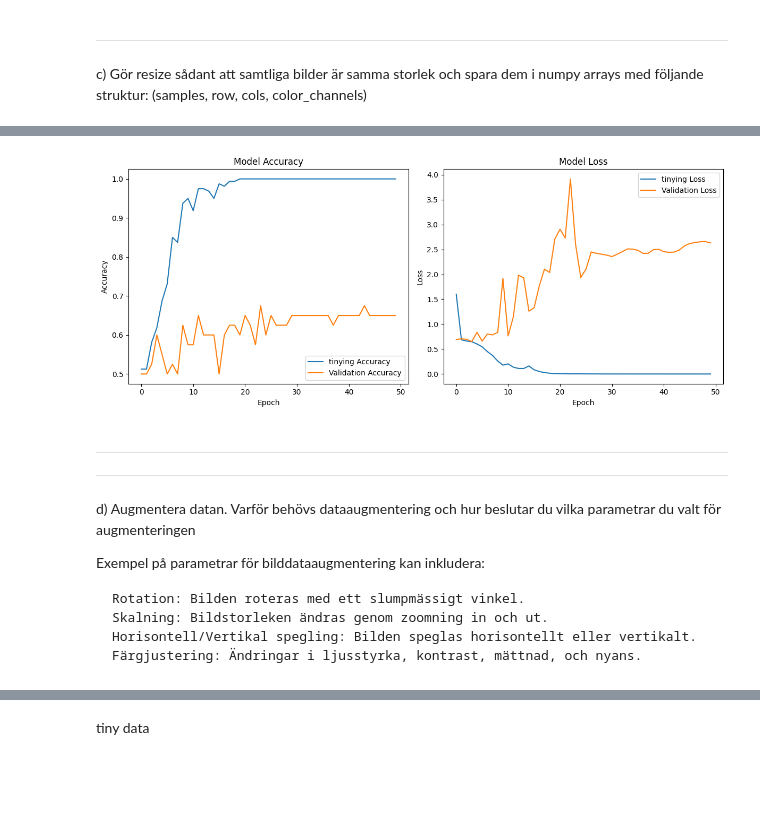
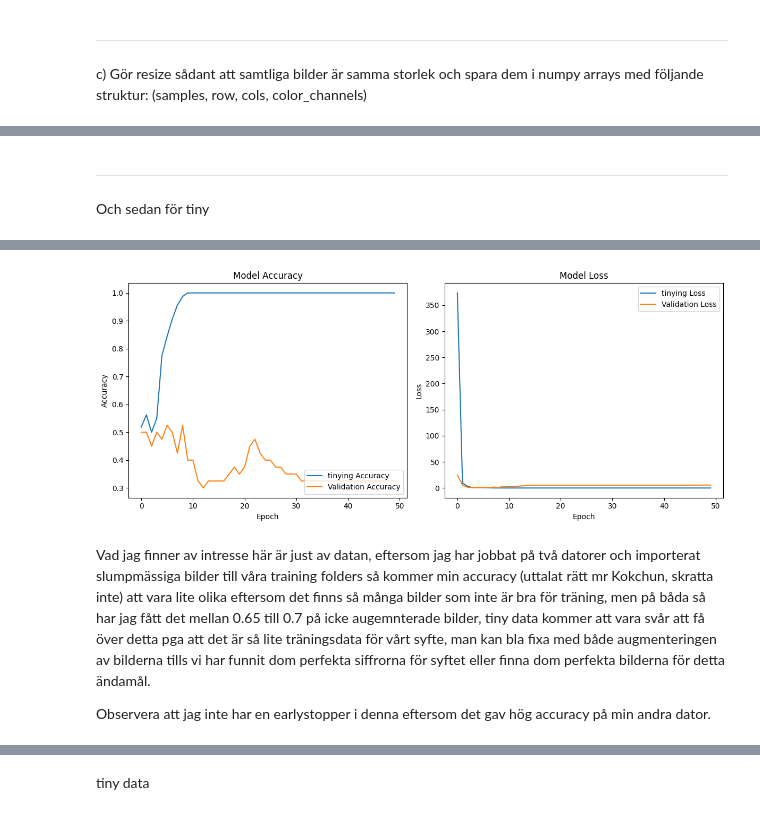
Before and after one commit to Markofbear/AI-Bjorn-Lagerblad-OPA23, a Jupyter notebook: labs/labb2/Labb2.ipynb, the cells around one changed output, grey strips where cells are left out. Drawn from its saved outputs; the diff is of its cells as text; code cells hidden in the pictures; blank space fills up the shorter version.

```diff
--- a/labs/labb2/Labb2.ipynb
+++ b/labs/labb2/Labb2.ipynb
@@ -491,22 +518,22 @@ y_val_tiny: (40,)
 # %%
 
 
-def create_model():
+def model():
     model = Sequential([
-        Conv2D(32, (3, 3), activation='relu', input_shape=(200, 200, 3)),
+        Conv2D(32, (3, 3), activation="relu", input_shape=(200, 200, 3)),
         MaxPooling2D((2, 2)),
-        Conv2D(64, (3, 3), activation='relu'),
+        Conv2D(64, (3, 3), activation="relu"),
         MaxPooling2D((2, 2)),
-        Conv2D(128, (3, 3), activation='relu'),
+        Conv2D(128, (3, 3), activation="relu"),
         MaxPooling2D((2, 2)),
         Flatten(),
         Dropout(0.3),
-        Dense(512, activation='relu'),
-        Dense(1, activation='sigmoid')
+        Dense(512, activation="relu"),
+        Dense(1, activation="sigmoid")
     ])
 
 
-    model.compile(optimizer='adam', loss='binary_crossentropy', metrics=['accuracy'])
+    model.compile(optimizer="adam", loss="binary_crossentropy", metrics=["accuracy"])
     return model
 # %%
 
@@ -561,5 +586,9 @@ Epoch 10/10
+# %% [markdown]
+---
+
+Och sedan för tiny
 # %%
-model_tiny = create_model()
+model_tiny = model()
 
 history_tiny = model_tiny.fit(X_train_tiny, y_train_tiny, batch_size=32, epochs=50,
                                 validation_data=(X_val_tiny, y_val_tiny))
@@ -567,20 +596,20 @@ history_tiny = model_tiny.fit(X_train_tiny, y_train_tiny, batch_size=32, epochs=
 plt.figure(figsize=(12, 5))
 
 plt.subplot(1, 2, 1)
-plt.plot(history_tiny.history['accuracy'], label='tinying Accuracy')
-plt.plot(history_tiny.history['val_accuracy'], label='Validation Accuracy')
-plt.title('Model Accuracy')
-plt.xlabel('Epoch')
-plt.ylabel('Accuracy')
-plt.legend(loc='lower right')
+plt.plot(history_tiny.history["accuracy"], label="tinying Accuracy")
+plt.plot(history_tiny.history["val_accuracy"], label="Validation Accuracy")
+plt.title("Model Accuracy")
+plt.xlabel("Epoch")
+plt.ylabel("Accuracy")
+plt.legend(loc="lower right")
 
 plt.subplot(1, 2, 2)
-plt.plot(history_tiny.history['loss'], label='tinying Loss')
-plt.plot(history_tiny.history['val_loss'], label='Validation Loss')
-plt.title('Model Loss')
-plt.xlabel('Epoch')
-plt.ylabel('Loss')
-plt.legend(loc='upper right')
+plt.plot(history_tiny.history["loss"], label="tinying Loss")
+plt.plot(history_tiny.history["val_loss"], label="Validation Loss")
+plt.title("Model Loss")
+plt.xlabel("Epoch")
+plt.ylabel("Loss")
+plt.legend(loc="upper right")
 
 plt.tight_layout()
 plt.show()
@@ -607,13 +636,5 @@ Epoch 50/50
-[figure, old version]
+[figure, new version]
-# %% [markdown]
----
----
- d) Augmentera datan. Varför behövs dataaugmentering och hur beslutar du vilka parametrar du valt för
-augmenteringen
-
-Exempel på parametrar för bilddataaugmentering kan inkludera:
-
-    Rotation: Bilden roteras med ett slumpmässigt vinkel.
-    Skalning: Bildstorleken ändras genom zoomning in och ut.
-    Horisontell/Vertikal spegling: Bilden speglas horisontellt eller vertikalt.
-    Färgjustering: Ändringar i ljusstyrka, kontrast, mättnad, och nyans.
+# %% [markdown]
+Vad jag finner av intresse här är just av datan, eftersom jag har jobbat på två datorer och importerat slumpmässiga bilder till våra training folders så kommer min accuracy (uttalat rätt mr Kokchun, skratta inte) att vara lite olika eftersom det finns så många bilder som inte är bra för träning, men på båda så har jag fått det mellan 0.65 till 0.7 på icke augemnterade bilder, tiny data kommer att vara svår att få över detta pga att det är så lite träningsdata för vårt syfte, man kan bla fixa med både augmenteringen av bilderna tills vi har funnit dom perfekta siffrorna för syftet eller finna dom perfekta bilderna för detta ändamål.
+
+Observera att jag inte har en earlystopper i denna eftersom det gav hög accuracy på min andra dator.
```
Also changed, not shown: parts of 19 cells of this notebook.
